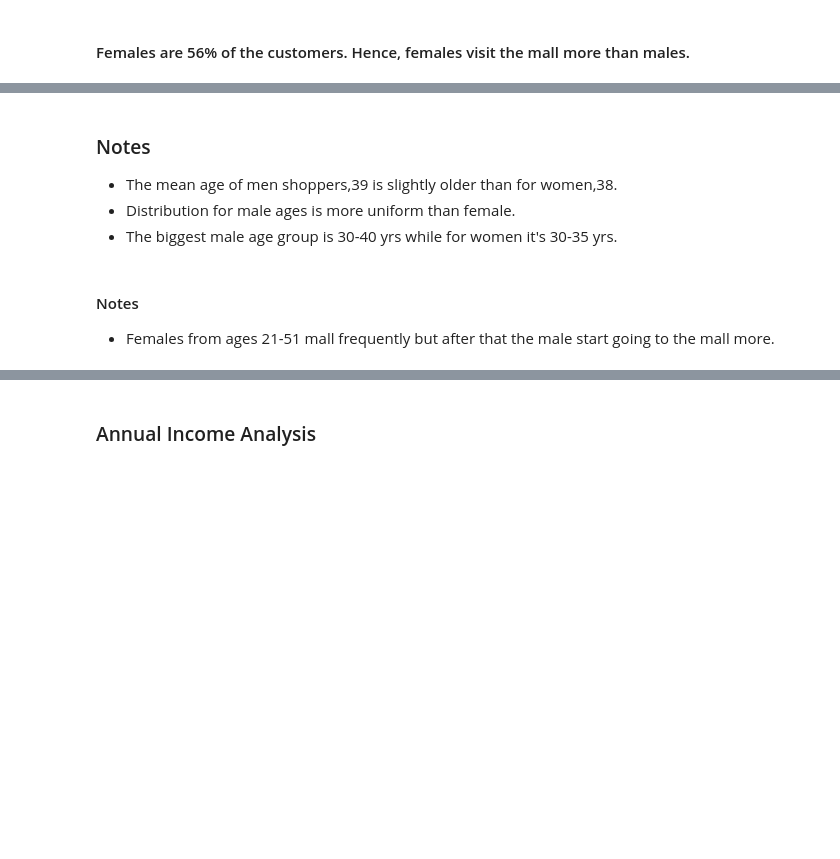
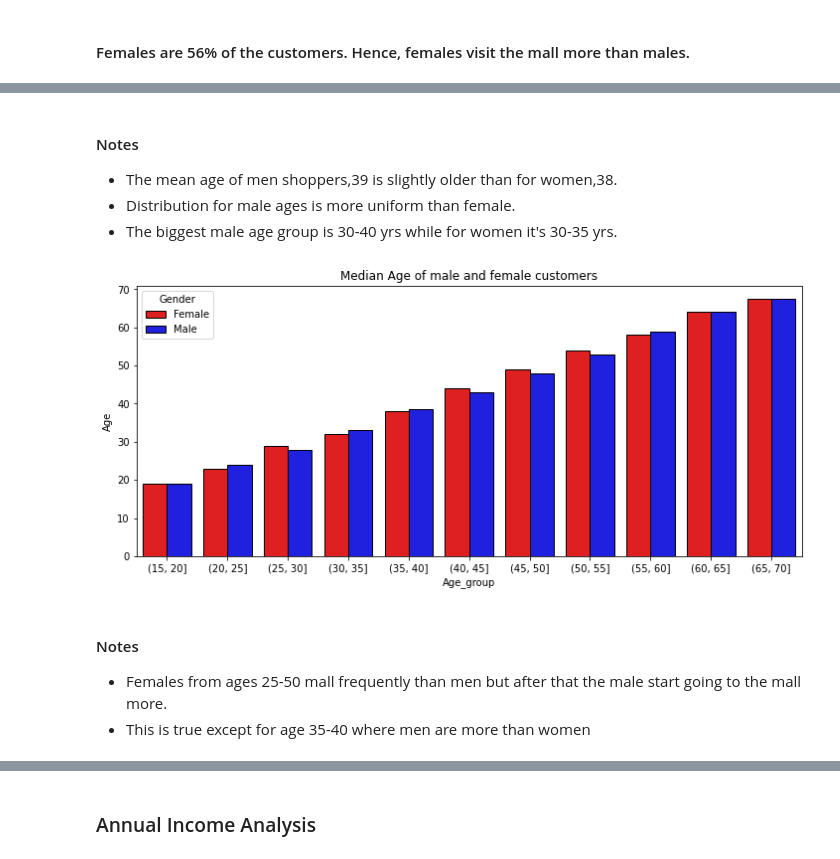
Before and after one commit to joykangangi/DataSciencePlayground, a Jupyter notebook: k_Means_Clustering.ipynb, the cells around one changed output, grey strips where cells are left out. Saved outputs shown, nothing was run; the diff lists cells and outputs as text; code cells hidden in the pictures; blank space fills up the shorter version.

```diff
--- a/k_Means_Clustering.ipynb
+++ b/k_Means_Clustering.ipynb
@@ -122 +175,12 @@ Female Count:112, 56.0%
+# %%
+def draw_bars(feature: str):
+    medians_by_age_group =df.groupby(['Gender', pd.cut(df['Age'],range(15,75,5) )]).median()
+    medians_by_age_group.index = medians_by_age_group.index.set_names(['Gender', 'Age_group'])
+    medians_by_age_group.reset_index(inplace=True)
+
+    fig2, ax = plt.subplots(figsize=(12,5))
+    sns.barplot(x='Age_group',y= feature,hue='Gender',data=medians_by_age_group, palette=['red', 'blue'], edgecolor='black', ax=ax)
+    ax.set_title('Median {} of male and female customers'.format(feature))
+    ax.set_label('Age Group')
+    plt.show()
 # %% [markdown]
@@ -178,5 +193,5 @@ draw_hist(feature='Age', bins_range=range(15,75,5),yticks=range(0,25,2),ylim=(0,
 # %% [markdown]
-### Notes
+#### Notes
 - The mean age of men shoppers,39 is slightly older than for women,38.
 - Distribution for male ages is more uniform than female.
 - The biggest male age group is 30-40 yrs while for women it's 30-35 yrs.
@@ -206,3 +198,8 @@ fig.show()
+# %%
+draw_bars('Age')
+# %% [output]
+[figure, added]
 # %% [markdown]
 #### Notes
-- Females from ages 21-51 mall frequently but after that the male start going to the mall more.
+- Females from ages 25-50 mall frequently than men but after that the male start going to the mall more.
+- This is true except for age 35-40 where men are more than women
```
Also changed, not shown: parts of 48 cells of this notebook.
